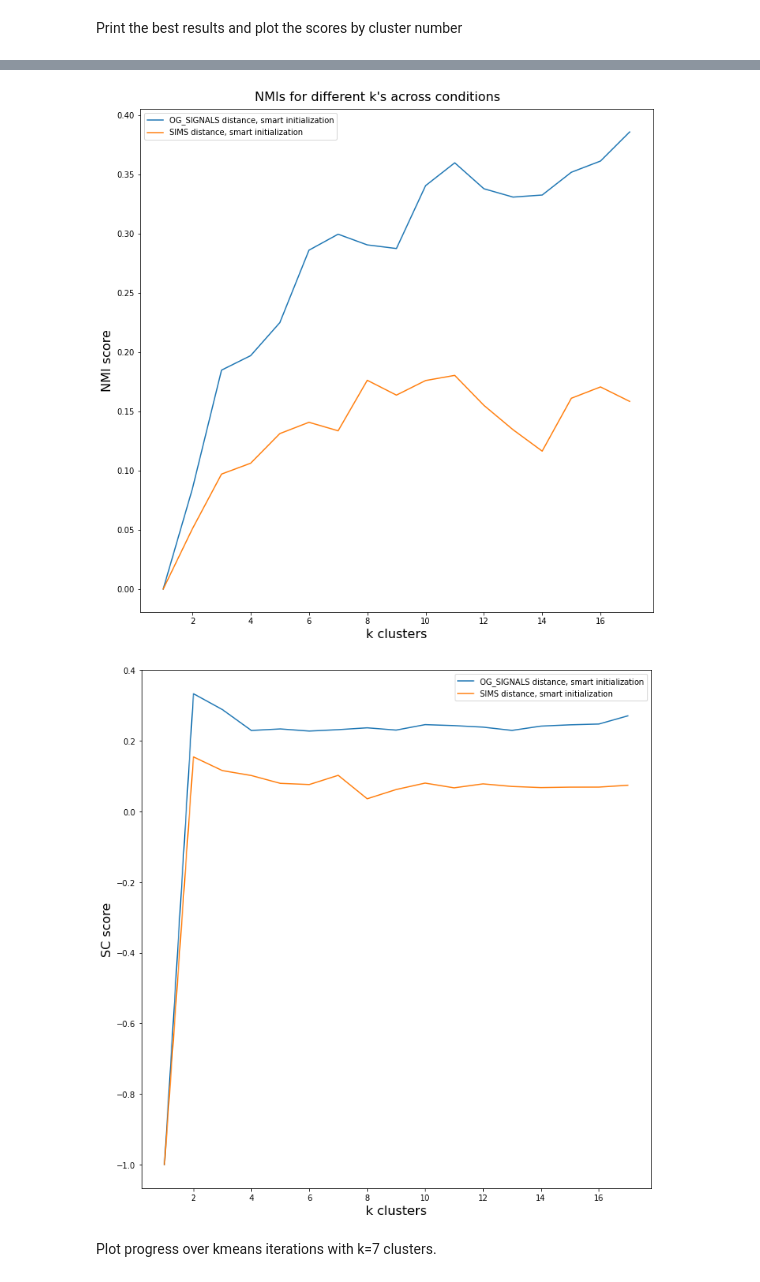
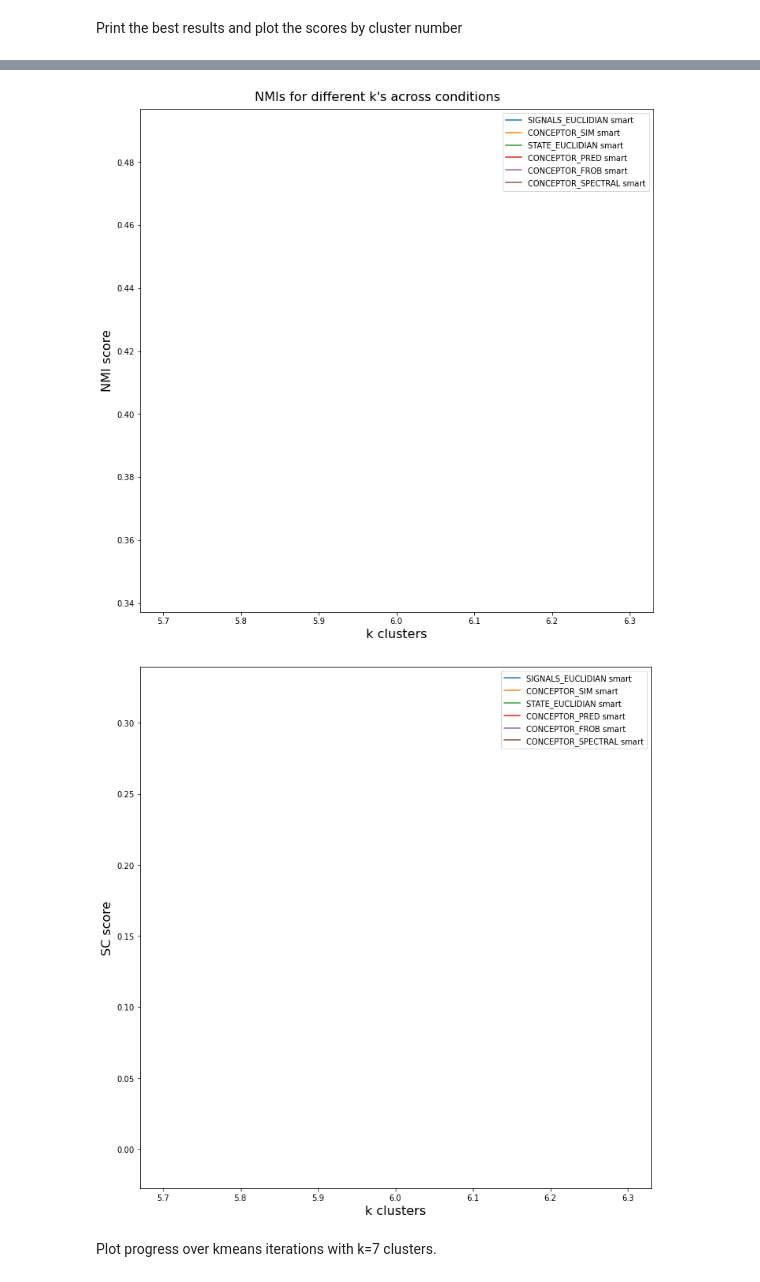
Before and after one commit to jorisptrs/Bachelor-Thesis, a Jupyter notebook: Code/experiments/exp2_below_phoneme_clustering/clustering_below_phon.ipynb, the cells around one changed output, grey strips where cells are left out. Drawn from its saved outputs; the diff is of its cells as text; code cells hidden in the pictures.

```diff
--- a/Code/experiments/exp2_below_phoneme_clustering/clustering_below_phon.ipynb
+++ b/Code/experiments/exp2_below_phoneme_clustering/clustering_below_phon.ipynb
@@ -77,8 +79,8 @@ Regroup data and label arrays into a phoneme-keyed dictionary. Then, select only
 from dataset.data_processing import *
 
 #selected_labels = None
-#selected_labels = ["aa", "b", "s", "iy", "f", "p"]
-selected_labels = ["aa", "ae", "ah", "eh", "ih", "iy", "uh"]
+selected_labels = ["aa", "b", "s", "iy", "f", "p"]
+#selected_labels = ["aa", "ae", "ah", "eh", "ih", "iy", "uh"]
 #selected_labels = ["aa", "ae", "ah", "eh", "ih", "iy", "uh", "er", "ey", "ix", "aw", "axr", "l", "oy", "r", "y"]
 
 minn = 15
@@ -135,10 +137,12 @@ std 0.28114848382839924
 ##### Single run
 An example run with the similarity-based condition and random initialization.
 # %%
-method = Method.SIMS
-#method = Method.CENTROIDS
-#method = Method.OG_SIGNALS
-#method = Method.PRED
+method = Method.CONCEPTOR_SIM
+#method = Method.STATE_EUCLIDIAN
+#method = Method.SIGNALS_EUCLIDIAN
+#method = Method.CONCEPTOR_PRED
+#method = Method.CONCEPTOR_FROB
+#method = Method.CONCEPTOR_SPECTRAL
 #method = Method.PRED_CENTROIDS
 import importlib
 import experiments.exp2_below_phoneme_clustering.kmeans.kmeans
@@ -149,5 +153,5 @@ nb_clusters = len(selected_labels)
 
 km = KMeans(method, Cs=Cs, signals=features, esn_states=esn_states, XorZ=XorZ, target_sum=target_sum)
 
-centroids, clusters, ds_hist, cluster_hist = km.k_means(nb_clusters=nb_clusters, max_epochs=100, init_clusters="smart", save=False, debug=True)
+centroids, clusters, ds_hist, cluster_hist, centroid_hist = km.k_means(nb_clusters=nb_clusters, max_epochs=100, init_clusters="random", save=False, debug=True)
 # %% [output]
@@ -243,7 +247,7 @@ Baseline Lengths:  [21, 21, 21, 21, 21]
 # %%
 def experiment(repetitions=2, cluster_numbers=[n_classes]):
     params = {
-        "method" : [Method.OG_SIGNALS, Method.SIMS],
+        "method" : [Method.SIGNALS_EUCLIDIAN, Method.CONCEPTOR_SIM, Method.STATE_EUCLIDIAN, Method.CONCEPTOR_PRED, Method.CONCEPTOR_FROB, Method.CONCEPTOR_SPECTRAL],
         "init_clusters" : ["smart"]
     }
     results = []
@@ -255,7 +259,7 @@ def experiment(repetitions=2, cluster_numbers=[n_classes]):
                 print(f"Method: {method}, Cluster initialization: {init}, #clusters: {n_clusters}")
                 for _ in range(repetitions):
                     km = KMeans(method, Cs=Cs, signals=features, esn_states=esn_states, XorZ=XorZ, target_sum=target_sum)
-                    centroids, clusters, ds_hist, cluster_hist = km.k_means(
+                    centroids, clusters, ds_hist, cluster_hist,_ = km.k_means(
                         nb_clusters=n_clusters, max_epochs=100, init_clusters=init, save=False, debug=False
                     )
                     assignment_hist = [ km.cluster_to_assignment_repr(cluster) for cluster in cluster_hist ]
@@ -276,5 +280,5 @@ def experiment(repetitions=2, cluster_numbers=[n_classes]):
     return results
 
 cluster_numbers = range(1, 18, 1)
-results = experiment(repetitions=2, cluster_numbers=cluster_numbers)
+results = experiment(repetitions=5)
 # %% [output]
@@ -304,7 +306,7 @@ sils_example_runs = {} # runs with correct number of classes
 nmis_example_runs = {}
 
 def trial_name(result):
-    return result["method"].name+ " distance" + ", "+result["init_clusters"]+" initialization"
+    return result["method"].name + " " + result["init_clusters"]
 
 for entry in results:
     name = trial_name(entry)
@@ -325,15 +327,21 @@ plot_NMIs = Plot()
 plot_NMIs.inc(ylabel="NMI score", xlabel="k clusters")
 plot_sils = Plot()
 plot_sils.inc(ylabel="SC score", xlabel="k clusters")
+cluster_numbers = [n_classes]
 
+print("Mean NMI scores:")
 for name, nmi in nmis.items():
-    print(f"{name}, best NMI: {np.max(nmi)} at k={cluster_numbers[np.argmax(nmi)]} clusters")
+    print(f"{name}: {np.mean(nmi)} at k={cluster_numbers[np.argmax(nmi)]} clusters")
     plot_NMIs.add(nmi,x=cluster_numbers, label=name)
+print("Random clusters:", nmi_baseline)
+print("Dataset: ", nmi_truth)
 
+print("Mean SC scores:")
 for name, sil in sils.items():
-    print(f"{name}, best SC: {np.max(sil)} at k={cluster_numbers[np.argmax(sil)]} clusters")
+    print(f"{name}: {np.mean(sil)} at k={cluster_numbers[np.argmax(sil)]} clusters")
     plot_sils.add(sil,x=cluster_numbers, label=name)
-
+print("Random clusters:", sil_baseline)
+print("Dataset SC: ", sil_truth)
 plot_NMIs.finalize("NMIs for different k's across conditions")
 plot_sils.finalize("NMIs for different k's across conditions")
 # %% [output]
@@ -344,5 +366,5 @@ SIMS distance, smart initialization, best SC: 0.15457067007608294 at k=2 cluster
-[figure, old version]
+[figure, new version]
-[figure, old version]
+[figure, new version]
 # %% [markdown]
 Plot progress over kmeans iterations with k=7 clusters.
 # %%
```
Also changed, not shown: parts of 9 cells of this notebook, 5 other files.
